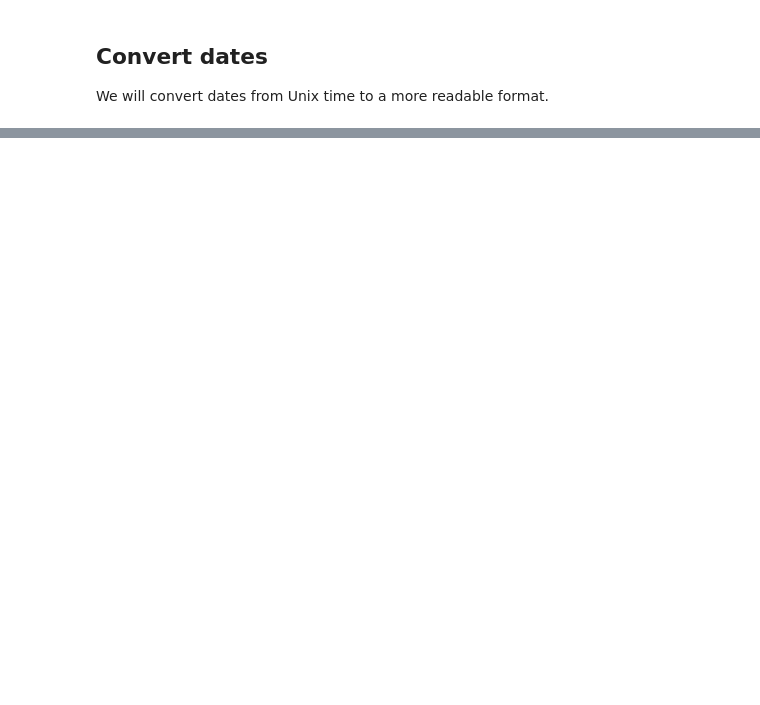
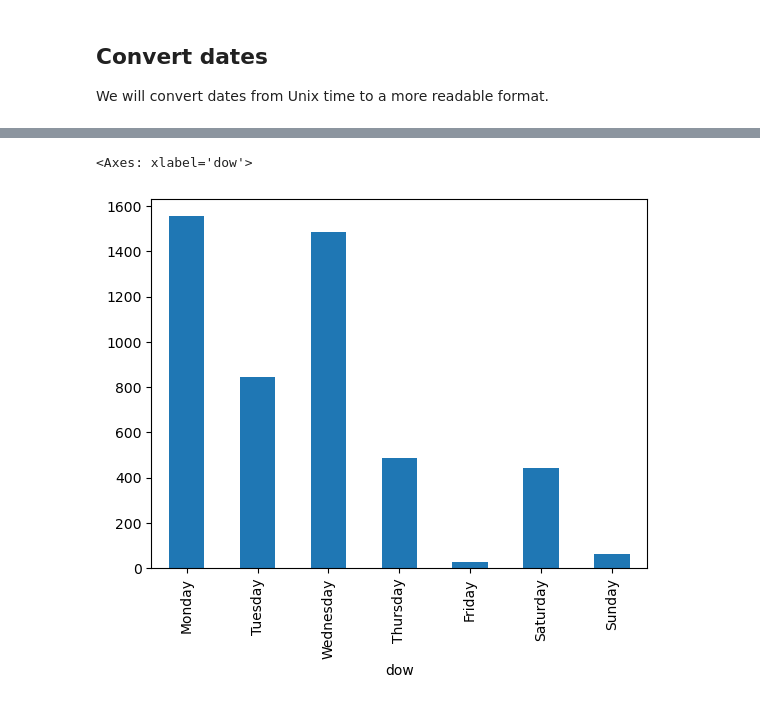
Before and after one commit to lspitzley/bfor206_spring2023, a Jupyter notebook: HW2.ipynb, the cells around one changed output, grey strips where cells are left out. Drawn from its saved outputs; the diff is of its cells as text; code cells hidden in the pictures; blank space fills up the shorter version.

```diff
--- a/HW2.ipynb
+++ b/HW2.ipynb
@@ -28,0 +48,9 @@ comments_df['created_time'] = pd.to_datetime(comments_df['created_utc'], unit='s
+# %%
+comments_df['dow'] = pd.Categorical(comments_df['dow'], categories=
+    ['Monday','Tuesday','Wednesday','Thursday','Friday','Saturday', 'Sunday'],
+    ordered=True)
+# %%
+comments_df.groupby('dow')['created_time'].count().plot(kind='bar')
+# %% [output]
+<Axes: xlabel='dow'>
+[figure, added]
```
Also changed, not shown: parts of 13 cells of this notebook, 1 other file.
